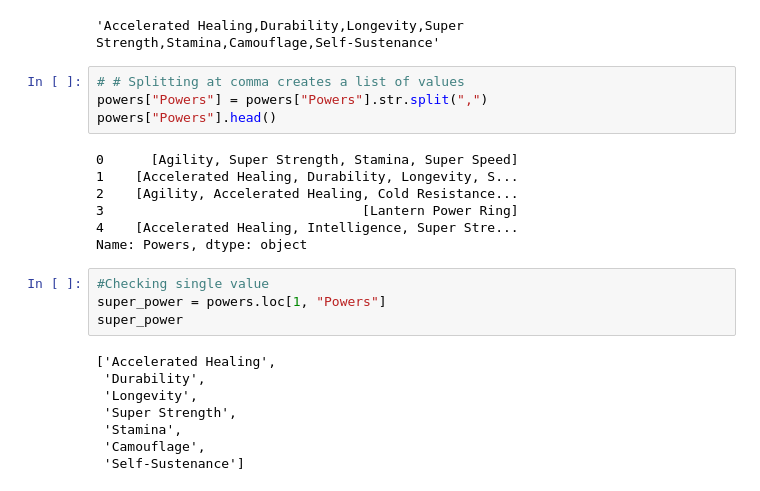
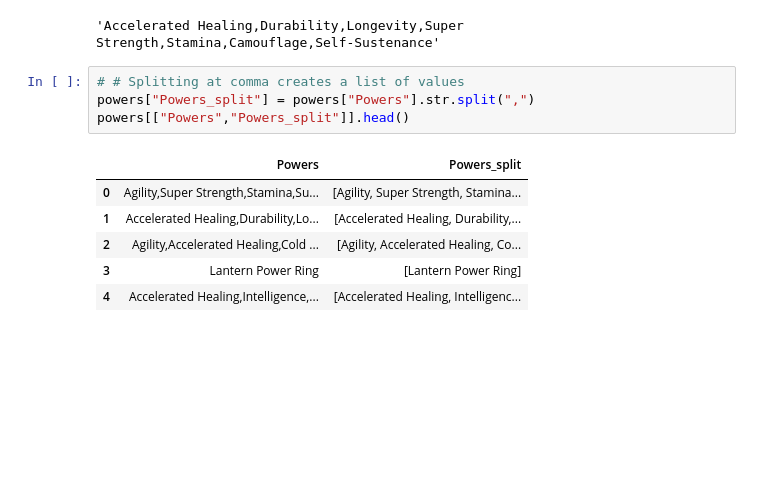
Before and after one commit to eckoecho/Applying-Advanced-Transformations, a Jupyter notebook: Applying Advanced Transformations (Core).ipynb, the cells around one changed output. Cells and saved outputs as stored; diff of their text form; blank space fills up the shorter version.

```diff
--- a/Applying Advanced Transformations (Core).ipynb
+++ b/Applying Advanced Transformations (Core).ipynb
@@ -185,26 +185,14 @@ super_power
 'Accelerated Healing,Durability,Longevity,Super Strength,Stamina,Camouflage,Self-Sustenance'
 # %%
 # # Splitting at comma creates a list of values
-powers["Powers"] = powers["Powers"].str.split(",")
-powers["Powers"].head()
+powers["Powers_split"] = powers["Powers"].str.split(",")
+powers[["Powers","Powers_split"]].head()
 # %% [output]
-0      [Agility, Super Strength, Stamina, Super Speed]
-1    [Accelerated Healing, Durability, Longevity, S...
-2    [Agility, Accelerated Healing, Cold Resistance...
-3                                 [Lantern Power Ring]
-4    [Accelerated Healing, Intelligence, Super Stre...
-Name: Powers, dtype: object
+|  | Powers | Powers_split |
+| 0 | Agility,Super Strength,Stamina,Su... | [Agility, Super Strength, Stamina... |
+| 1 | Accelerated Healing,Durability,Lo... | [Accelerated Healing, Durability,... |
+| 2 | Agility,Accelerated Healing,Cold ... | [Agility, Accelerated Healing, Co... |
+| 3 | Lantern Power Ring | [Lantern Power Ring] |
+| 4 | Accelerated Healing,Intelligence,... | [Accelerated Healing, Intelligenc... |
-# %%
-#Checking single value
-super_power = powers.loc[1, "Powers"]
-super_power
-# %% [output]
-['Accelerated Healing',
- 'Durability',
- 'Longevity',
- 'Super Strength',
- 'Stamina',
- 'Camouflage',
- 'Self-Sustenance']
 # %%
 ## exploding the column of lists
```
Also changed, not shown: parts of 3 cells of this notebook.
